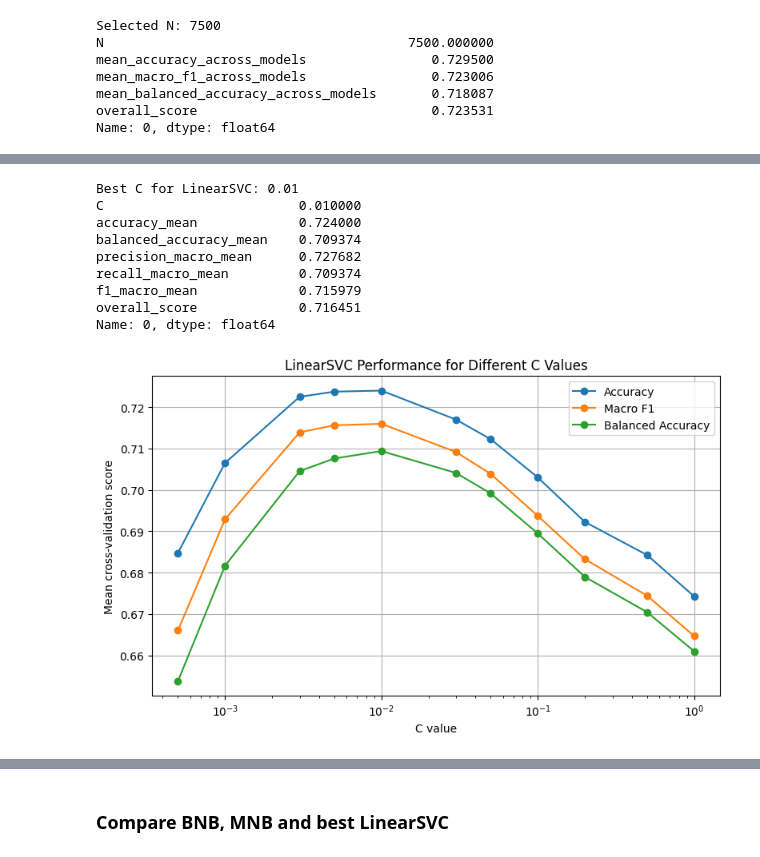
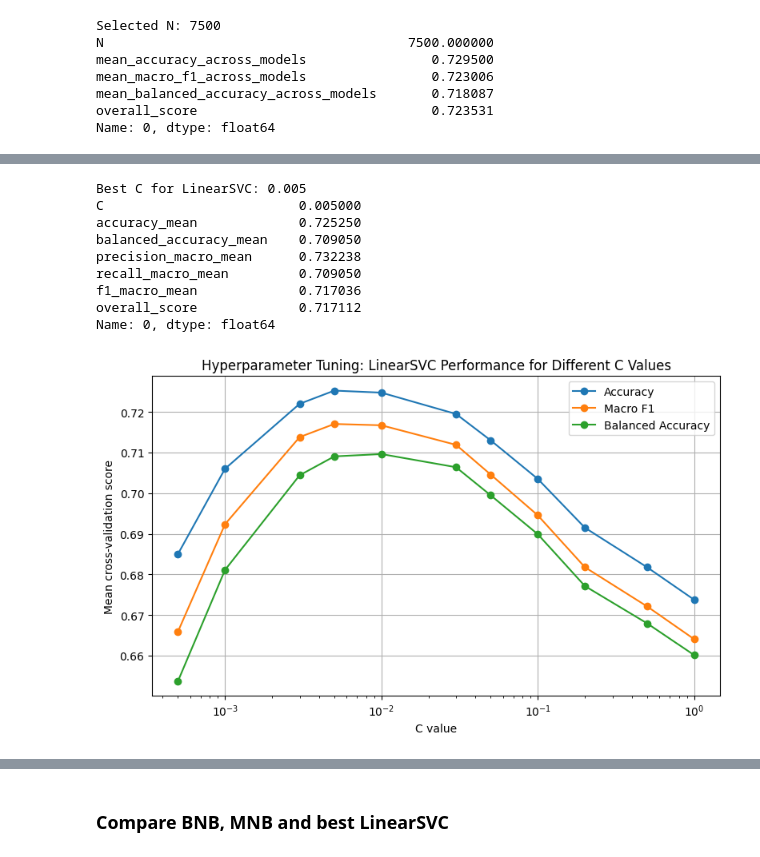
Before and after one commit to ZoeYiDing/nicole, a Jupyter notebook: assignment answer.ipynb, the cells around one changed output, grey strips where cells are left out. Drawn from its saved outputs; the diff is of its cells as text; code cells hidden in the pictures.

```diff
--- a/assignment answer.ipynb
+++ b/assignment answer.ipynb
@@ -889,21 +942,17 @@ Name: 0, dtype: float64
 # %%
 C_values = [0.0005, 0.001, 0.003, 0.005, 0.01, 0.03, 0.05, 0.1, 0.2, 0.5, 1]
-FINAL_MAX_FEATURES = 8500
 svc_results = []
 
 for C in C_values:
     svc_pipeline = Pipeline([
-        ("vectorizer", CountVectorizer(max_features=FINAL_MAX_FEATURES)),
+        ("vectorizer", CountVectorizer(max_features=best_N)),
         ("classifier", LinearSVC(C=C, max_iter=20000, random_state=42))
     ])
 
     cv_results = cross_validate(
         svc_pipeline,
-        X_text,
-        y,
-        cv=cv,
-        scoring=scoring,
-        n_jobs=-1,
+        X_text, y,
+        cv=cv, scoring=scoring, n_jobs=-1,
         return_train_score=False
     )
 
@@ -935,30 +984,30 @@ best_C = svc_results_df.iloc[0]["C"]
 print("Best C for LinearSVC:", best_C)
 print(svc_results_df.iloc[0])
 # %% [output]
-Best C for LinearSVC: 0.01
-C                         0.010000
-accuracy_mean             0.724000
-balanced_accuracy_mean    0.709374
-precision_macro_mean      0.727682
-recall_macro_mean         0.709374
-f1_macro_mean             0.715979
-overall_score             0.716451
+Best C for LinearSVC: 0.005
+C                         0.005000
+accuracy_mean             0.725250
+balanced_accuracy_mean    0.709050
+precision_macro_mean      0.732238
+recall_macro_mean         0.709050
+f1_macro_mean             0.717036
+overall_score             0.717112
 Name: 0, dtype: float64
 # %%
 plt.figure(figsize=(8, 5))
 
 svc_plot_df = svc_results_df.sort_values("C")
 plt.plot(svc_plot_df["C"], svc_plot_df["accuracy_mean"], marker="o", label="Accuracy")
 plt.plot(svc_plot_df["C"], svc_plot_df["f1_macro_mean"], marker="o", label="Macro F1")
 plt.plot(svc_plot_df["C"], svc_plot_df["balanced_accuracy_mean"], marker="o", label="Balanced Accuracy")
 
 plt.xscale("log")
 plt.xlabel("C value")
 plt.ylabel("Mean cross-validation score")
-plt.title("LinearSVC Performance for Different C Values")
+plt.title("Hyperparameter Tuning: LinearSVC Performance for Different C Values")
 plt.legend()
 plt.grid(True)
 plt.tight_layout()
 plt.show()
 # %% [output]
-[figure, old version]
+[figure, new version]
```
Also changed, not shown: parts of 7 cells of this notebook.
